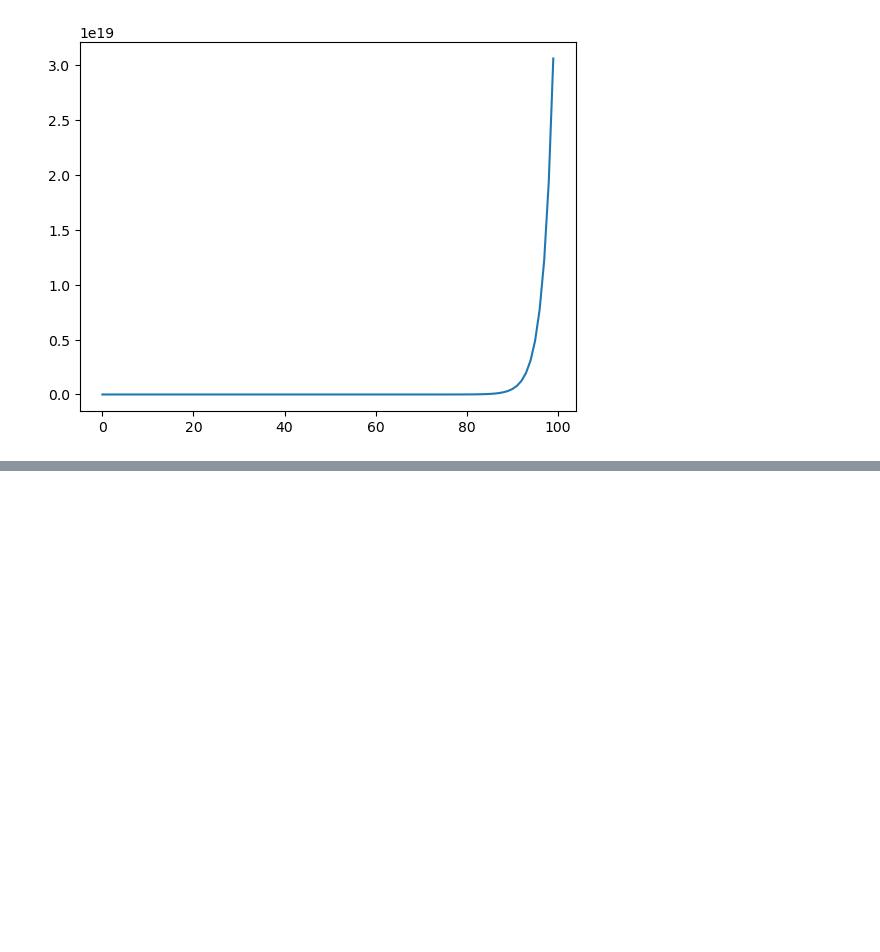
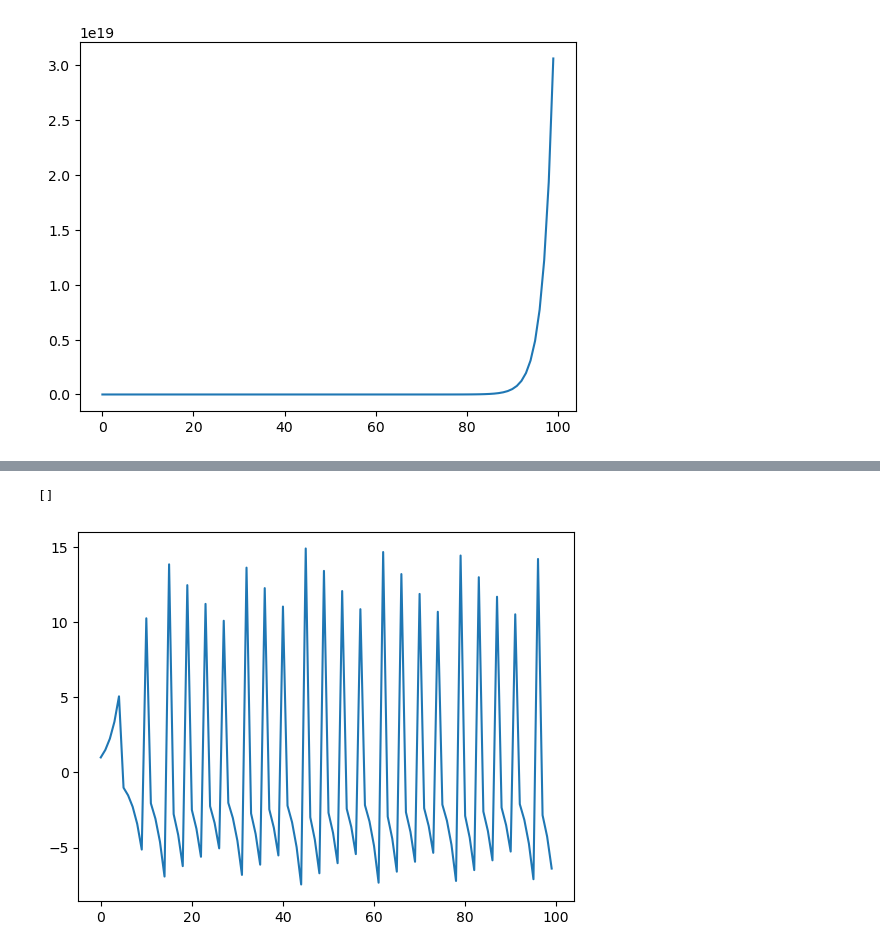
Before and after one commit to ruwanego/cm2607, a Jupyter notebook: tutorial7.ipynb, the cells around one changed output, grey strips where cells are left out. Saved outputs shown, nothing was run; the diff lists cells and outputs as text; code cells hidden in the pictures; blank space fills up the shorter version.

```diff
--- a/tutorial7.ipynb
+++ b/tutorial7.ipynb
@@ -58,6 +57,7 @@ n: 99 y(n): 3.0599475393722163e+19
 [figure]
 # %%
 # d.
+y = np.zeros(100)
 y[0] = 3
 x = np.arange(0,100)
 for n in range(1, 100):
@@ -89,3 +89,20 @@ x :  [ 0  1  2  3  4  5  6  7  8  9 10 11 12 13 14 15 16 17 18 19 20 21 22 23
  3. 5. 9. 3.]
 []
 [figure]
+# %%
+# e.
+y = np.zeros(100)
+y[0] = 1
+for n in range(1, 100):
+    if y[n-1]>5:
+        y[n] = y[n-1]/-5
+    elif y[n-1]>=-5:
+        y[n]=1.5*y[n-1]
+    else:
+        y[n]= -2*y[n-1]
+x = np.arange(0,100)
+plt.plot(x, y)
+plt.plot()
+# %% [output]
+[]
+[figure, added]
```
Also changed, not shown: parts of 4 cells of this notebook.
